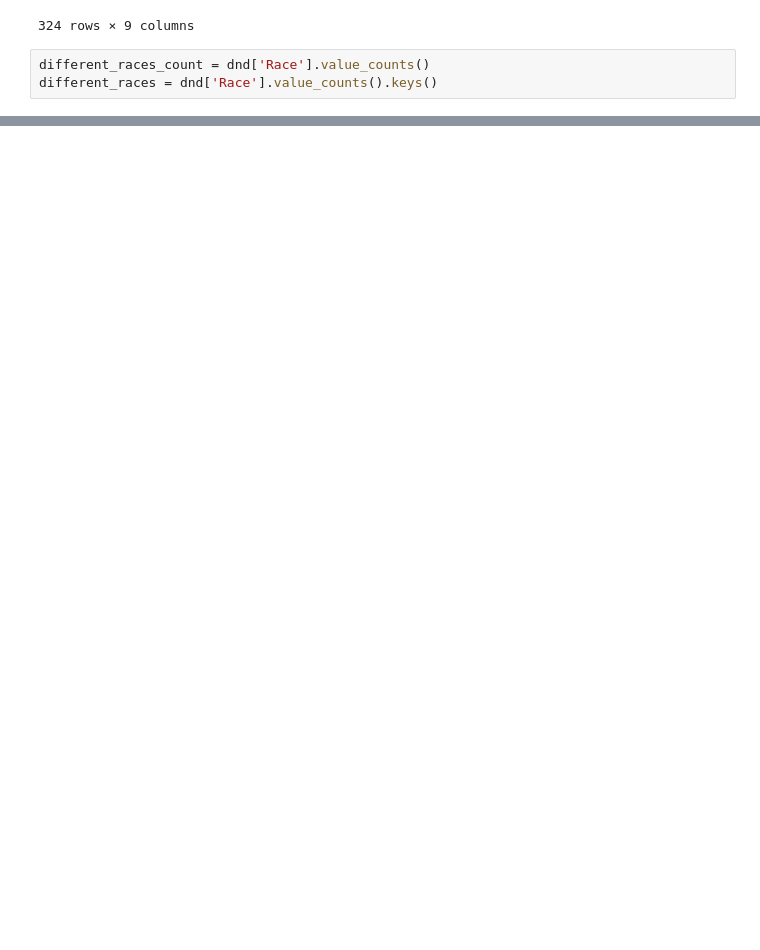
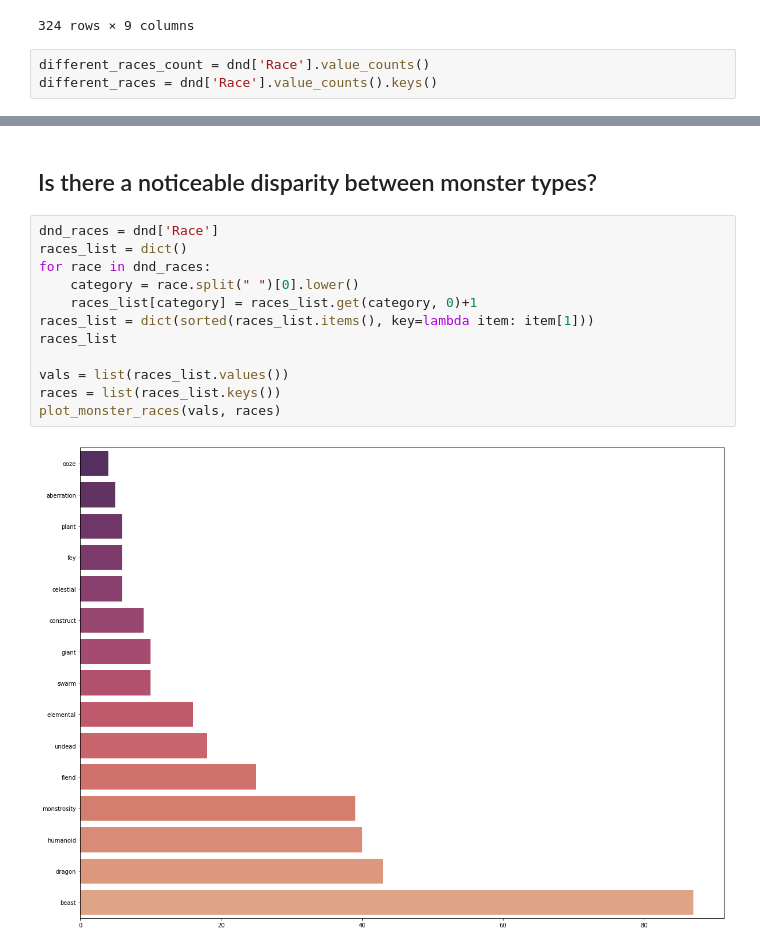
Before and after one commit to dmm4613/dnd-eda, a Jupyter notebook: dnd-eda.ipynb, the cells around one changed output, grey strips where cells are left out. Drawn from its saved outputs; the diff is of its cells as text; blank space fills up the shorter version.

Commit message:
working on question 2 looking at disparity in variety

```diff
--- a/dnd-eda.ipynb
+++ b/dnd-eda.ipynb
@@ -131,0 +145,16 @@ Even if we combined all of the humanoid variants, the number of Beasts surpasses
+# %% [markdown]
+## Is there a noticeable disparity between monster types?
+# %%
+dnd_races = dnd['Race']
+races_list = dict()
+for race in dnd_races:
+    category = race.split(" ")[0].lower()
+    races_list[category] = races_list.get(category, 0)+1
+races_list = dict(sorted(races_list.items(), key=lambda item: item[1]))
+races_list
+
+vals = list(races_list.values())
+races = list(races_list.keys())
+plot_monster_races(vals, races)
+# %% [output]
+[figure, added]
```
Also changed, not shown: parts of 9 cells of this notebook, 1 other file.
